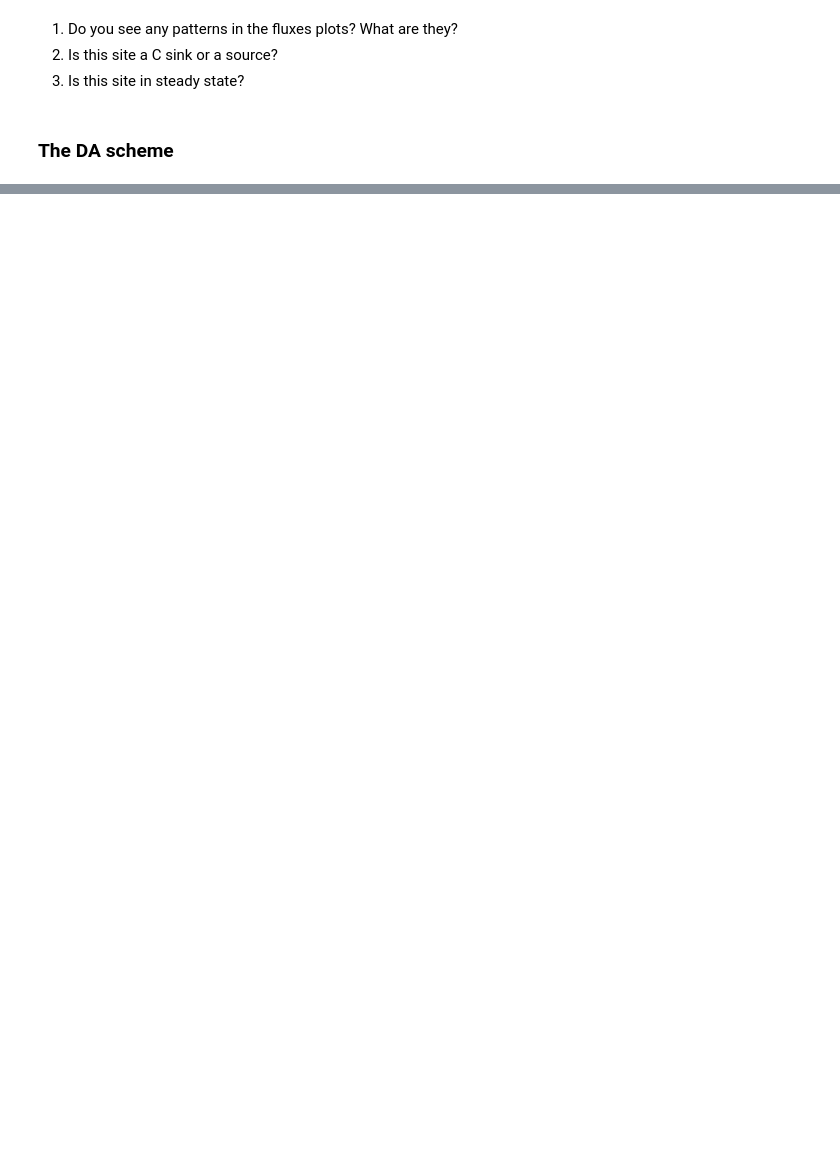
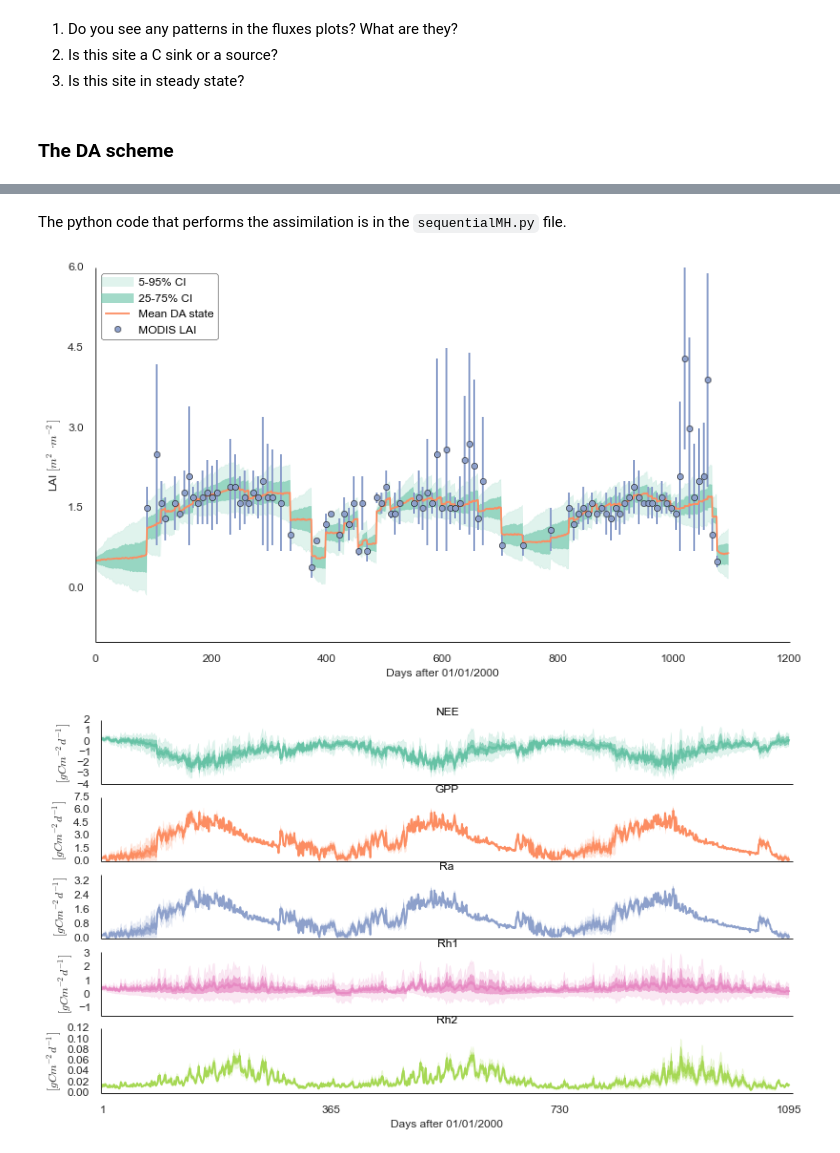
Before and after one commit to jgomezdans/dalec_pf, a Jupyter notebook: DA_practical.ipynb, the cells around one changed output, grey strips where cells are left out. Cells and saved outputs as stored; diff of their text form; code cells hidden in the pictures; blank space fills up the shorter version.

```diff
--- a/DA_practical.ipynb
+++ b/DA_practical.ipynb
@@ -129,2 +136,10 @@ Dowd gives the pseudo-code in an appendix of his paper:
 
 ![pseudocode of the PF](PF_pseudocode.png)
+# %% [markdown]
+The python code that performs the assimilation is in the ``sequentialMH.py`` file.
+# %%
+from sequentialMH import assimilate
+retval = assimilate()
+# %% [output]
+[figure, added]
+[figure, added]
```
Also changed, not shown: parts of 6 cells of this notebook.
